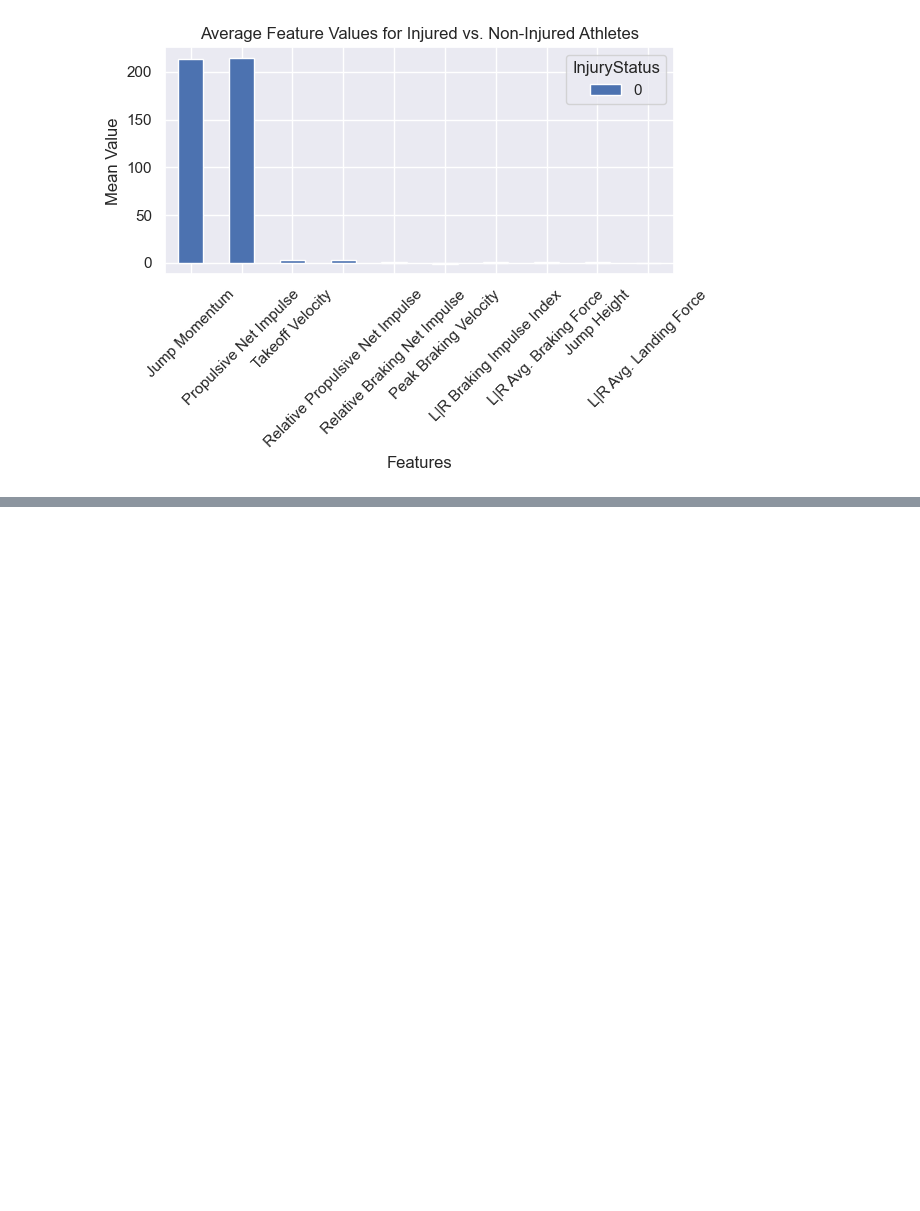
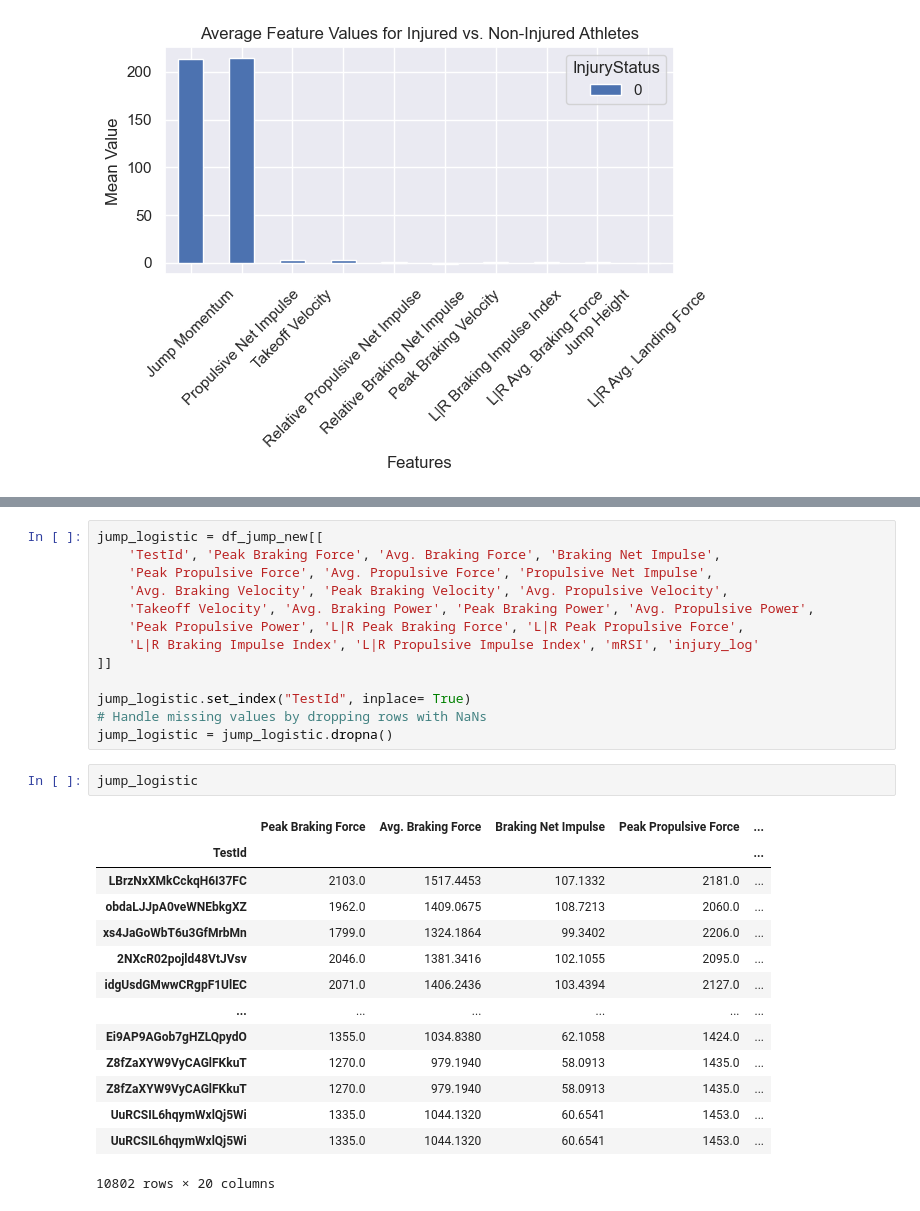
Before and after one commit to bachnguyen234/da301-isaac-athletics, a Jupyter notebook: bach_jump_data.ipynb, the cells around one changed output, grey strips where cells are left out. Saved outputs shown, nothing was run; the diff lists cells and outputs as text; blank space fills up the shorter version.

```diff
--- a/bach_jump_data.ipynb
+++ b/bach_jump_data.ipynb
@@ -216,0 +328,30 @@ Accuracy: 80.09%
+# %%
+jump_logistic = df_jump_new[[
+    'TestId', 'Peak Braking Force', 'Avg. Braking Force', 'Braking Net Impulse',
+    'Peak Propulsive Force', 'Avg. Propulsive Force', 'Propulsive Net Impulse',
+    'Avg. Braking Velocity', 'Peak Braking Velocity', 'Avg. Propulsive Velocity',
+    'Takeoff Velocity', 'Avg. Braking Power', 'Peak Braking Power', 'Avg. Propulsive Power',
+    'Peak Propulsive Power', 'L|R Peak Braking Force', 'L|R Peak Propulsive Force',
+    'L|R Braking Impulse Index', 'L|R Propulsive Impulse Index', 'mRSI', 'injury_log'
+]]
+
+jump_logistic.set_index("TestId", inplace= True)
+# Handle missing values by dropping rows with NaNs
+jump_logistic = jump_logistic.dropna()
+# %%
+jump_logistic
+# %% [output]
+|  | Peak Braking Force | Avg. Braking Force | Braking Net Impulse | Peak Propulsive Force | ... |
+| TestId |  |  |  |  | ... |
+| LBrzNxXMkCckqH6I37FC | 2103.0 | 1517.4453 | 107.1332 | 2181.0 | ... |
+| obdaLJJpA0veWNEbkgXZ | 1962.0 | 1409.0675 | 108.7213 | 2060.0 | ... |
+| xs4JaGoWbT6u3GfMrbMn | 1799.0 | 1324.1864 | 99.3402 | 2206.0 | ... |
+| 2NXcR02pojld48VtJVsv | 2046.0 | 1381.3416 | 102.1055 | 2095.0 | ... |
+| idgUsdGMwwCRgpF1UlEC | 2071.0 | 1406.2436 | 103.4394 | 2127.0 | ... |
+| ... | ... | ... | ... | ... | ... |
+| Ei9AP9AGob7gHZLQpydO | 1355.0 | 1034.8380 | 62.1058 | 1424.0 | ... |
+| Z8fZaXYW9VyCAGlFKkuT | 1270.0 | 979.1940 | 58.0913 | 1435.0 | ... |
+| Z8fZaXYW9VyCAGlFKkuT | 1270.0 | 979.1940 | 58.0913 | 1435.0 | ... |
+| UuRCSIL6hqymWxlQj5Wi | 1335.0 | 1044.1320 | 60.6541 | 1453.0 | ... |
+| UuRCSIL6hqymWxlQj5Wi | 1335.0 | 1044.1320 | 60.6541 | 1453.0 | ... |
+10802 rows × 20 columns
```
Also changed, not shown: parts of 10 cells of this notebook.
